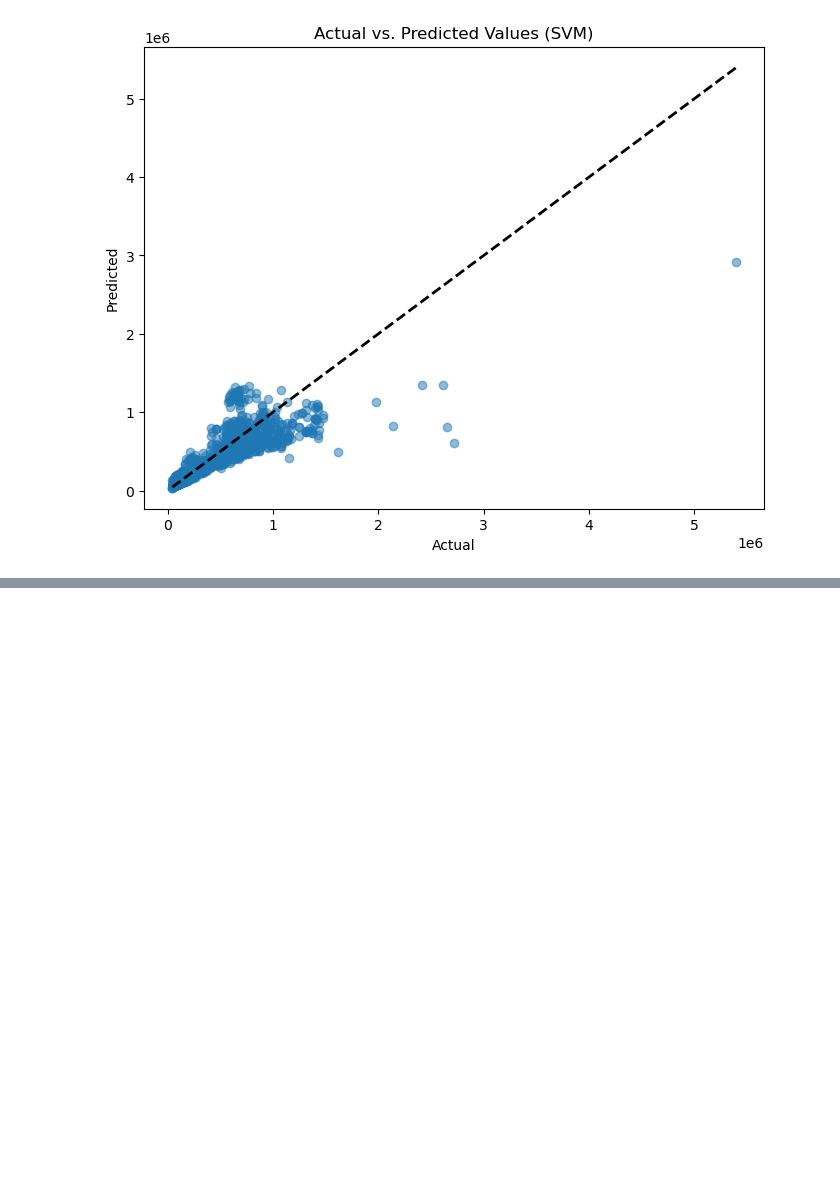
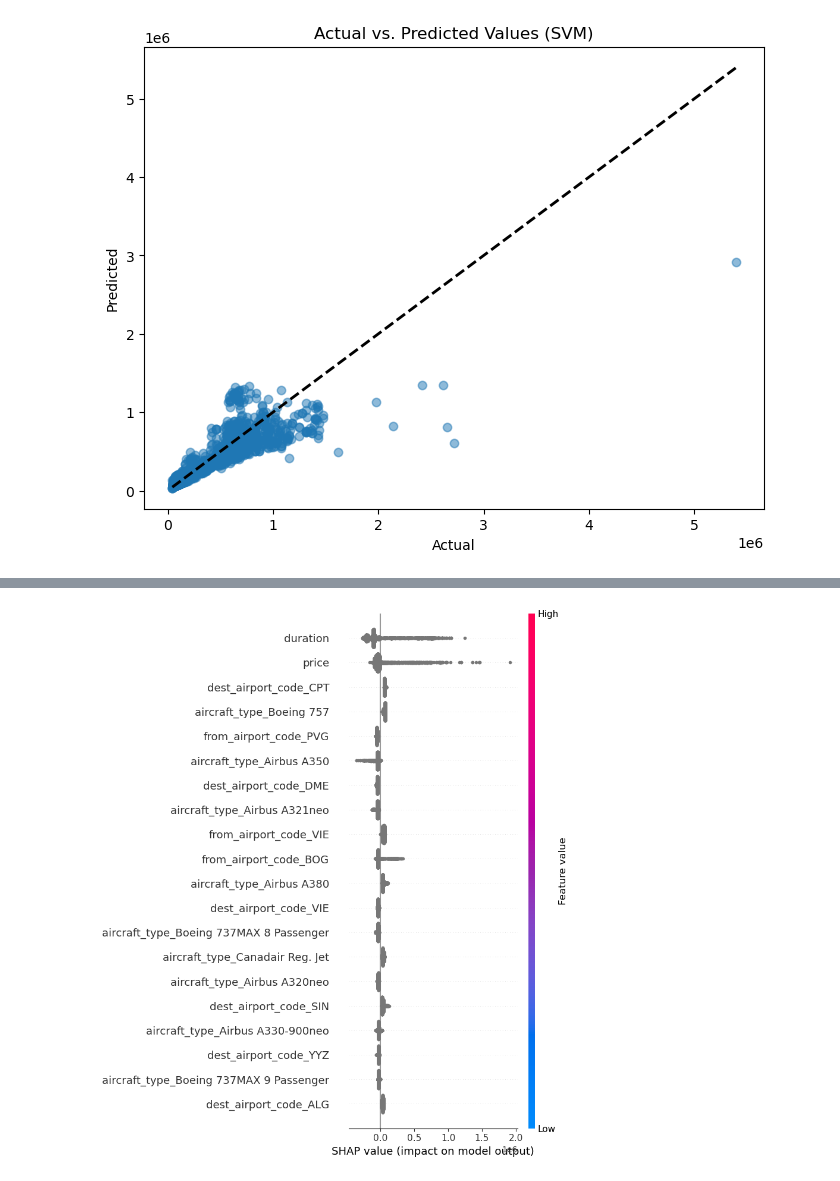
Before and after one commit to angelay1006/CO2_Emissions_Across_Flights, a Jupyter notebook: final_project_source_code.ipynb, the cells around one changed output, grey strips where cells are left out. Saved outputs shown, nothing was run; the diff lists cells and outputs as text; code cells hidden in the pictures; blank space fills up the shorter version.

```diff
--- a/final_project_source_code.ipynb
+++ b/final_project_source_code.ipynb
@@ -845,0 +995,12 @@ plt.show()
+# %%
+# XGBOOST
+shap.initjs()
+xgb_model = XGBRegressor(n_estimators=225, max_depth=5,learning_rate=0.2)
+xgb_model.fit(X_train_shap, y_train)
+xgb_explainer = shap.TreeExplainer(xgb_model)
+xgb_shap_values = xgb_explainer.shap_values(X_test_dense)
+
+shap_fig = plt.figure()
+shap.summary_plot(xgb_shap_values, X_test_shap, feature_names=new_feature_names)
+shap_fig.savefig("XGB_shap_summary_plot.png", bbox_inches='tight', dpi=300)
+# %% [output]
@@ -845,0 +1008 @@ plt.show()
+[figure, added]
```
Also changed, not shown: parts of 26 cells of this notebook, 19 other files.
